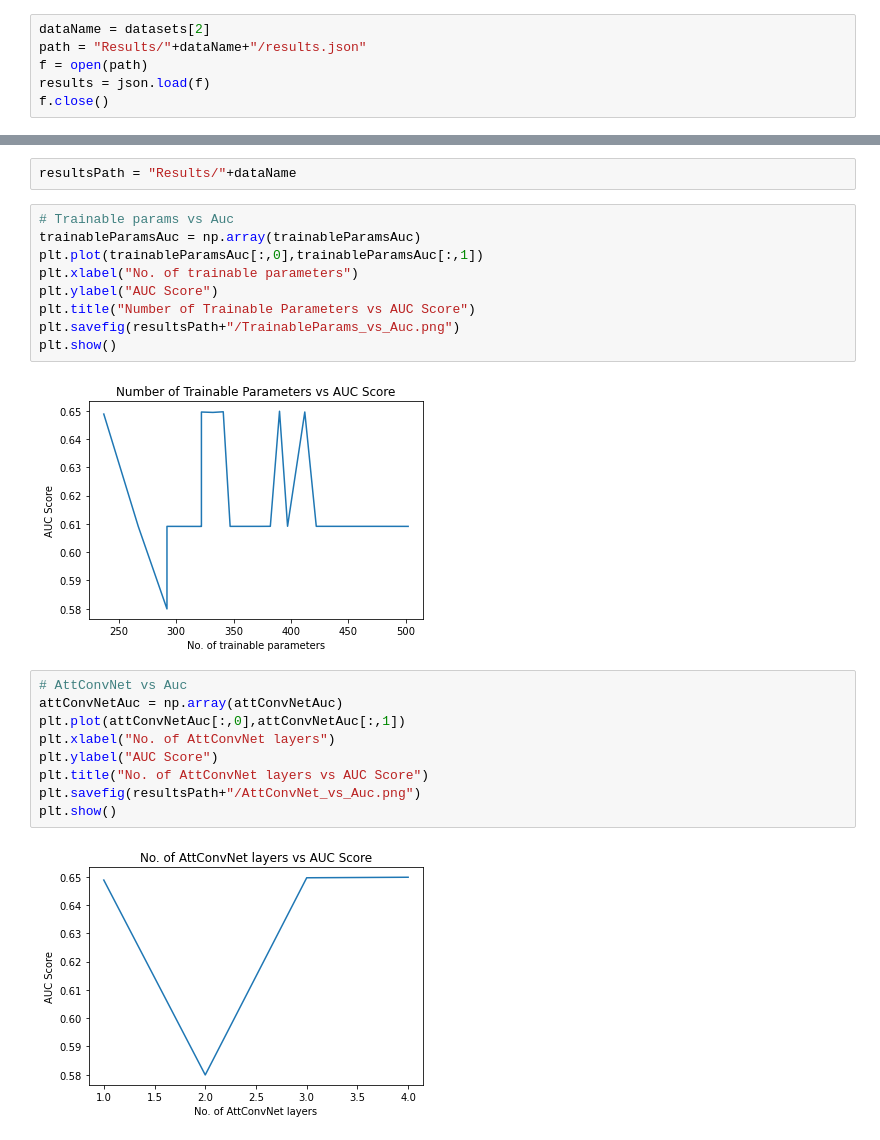
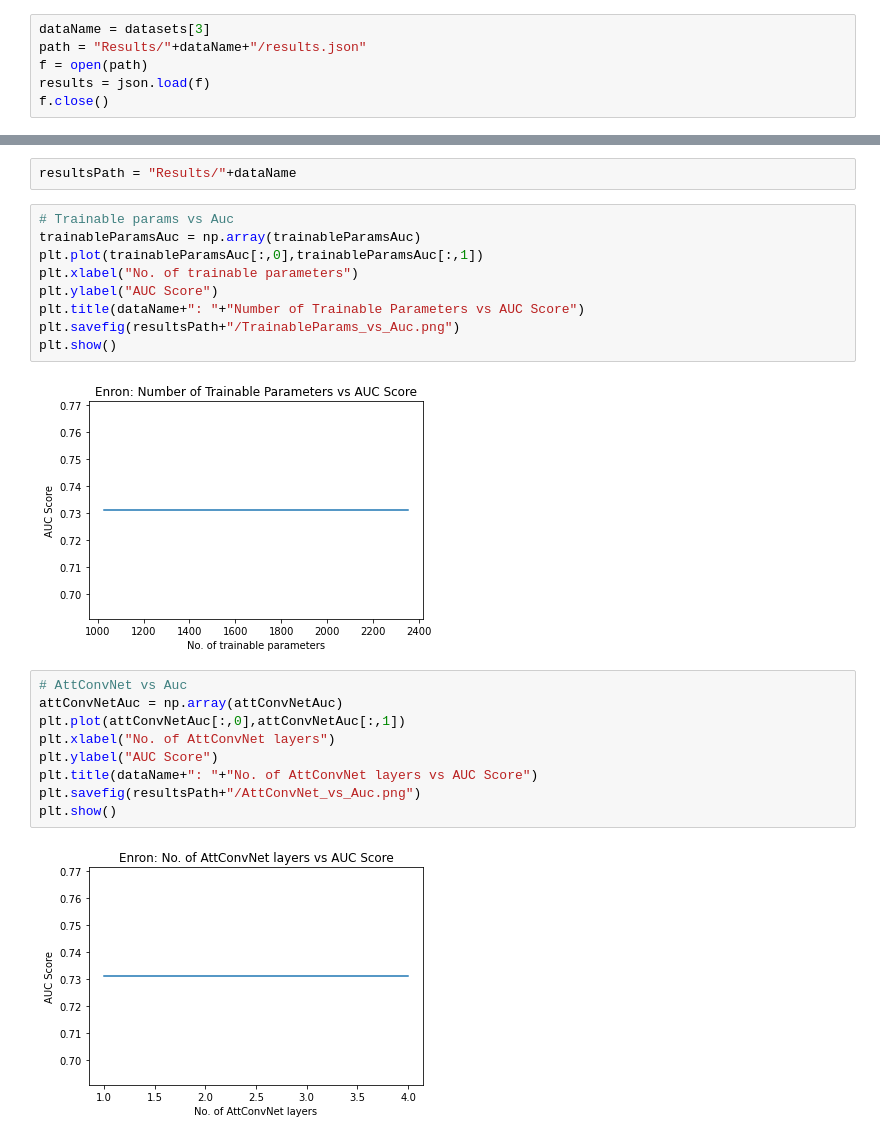
Before and after one commit to DodiyaParth/NL_GCN_ANOMALY_DETECTION, a Jupyter notebook: graphs.ipynb, the cells around one changed output, grey strips where cells are left out. Saved outputs shown, nothing was run; the diff lists cells and outputs as text.

Commit message:
added dataset name to images

```diff
--- a/graphs.ipynb
+++ b/graphs.ipynb
@@ -23,7 +23,7 @@ models.extend(models4)
 # %%
 datasets=['Disney','Amazon','facebook','Enron']
 # %%
-dataName = datasets[2]
+dataName = datasets[3]
 path = "Results/"+dataName+"/results.json"
 f = open(path)
 results = json.load(f)
@@ -68,25 +68,25 @@ resultsPath = "Results/"+dataName
 # %%
 # Trainable params vs Auc
 trainableParamsAuc = np.array(trainableParamsAuc)
 plt.plot(trainableParamsAuc[:,0],trainableParamsAuc[:,1])
 plt.xlabel("No. of trainable parameters")
 plt.ylabel("AUC Score")
-plt.title("Number of Trainable Parameters vs AUC Score")
+plt.title(dataName+": "+"Number of Trainable Parameters vs AUC Score")
 plt.savefig(resultsPath+"/TrainableParams_vs_Auc.png")
 plt.show()
 # %% [output]
-[figure, old version]
+[figure, new version]
 # %%
 # AttConvNet vs Auc
 attConvNetAuc = np.array(attConvNetAuc)
 plt.plot(attConvNetAuc[:,0],attConvNetAuc[:,1])
 plt.xlabel("No. of AttConvNet layers")
 plt.ylabel("AUC Score")
-plt.title("No. of AttConvNet layers vs AUC Score")
+plt.title(dataName+": "+"No. of AttConvNet layers vs AUC Score")
 plt.savefig(resultsPath+"/AttConvNet_vs_Auc.png")
 plt.show()
 # %% [output]
-[figure, old version]
+[figure, new version]
 # %%
 # ConvNet vs Auc
 convNetAuc = np.array(convNetAuc)
```
Also changed, not shown: parts of 3 cells of this notebook, 20 other files.
